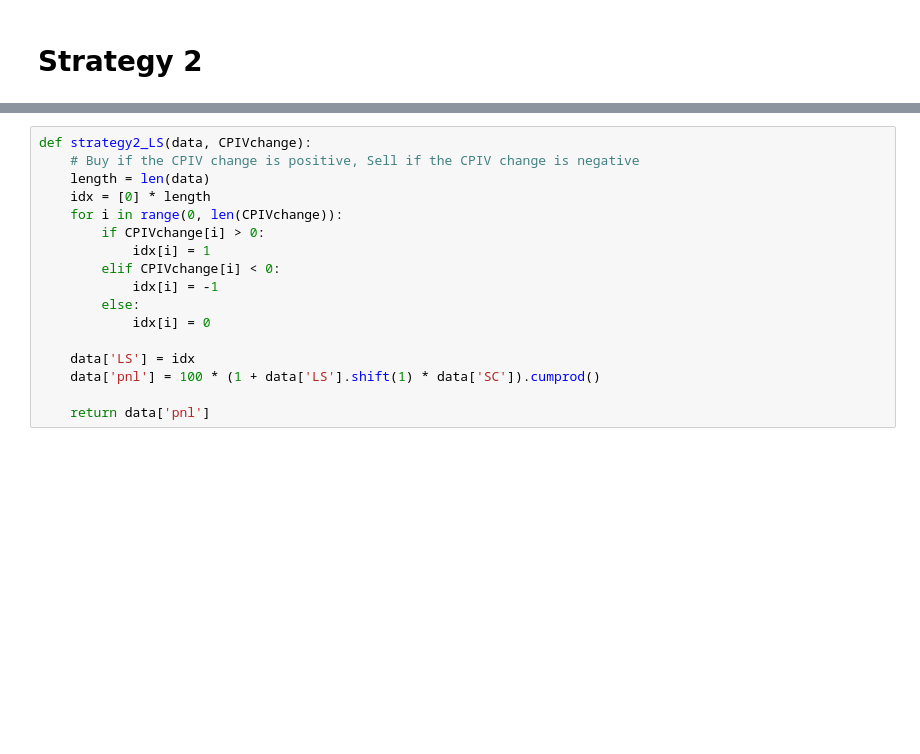
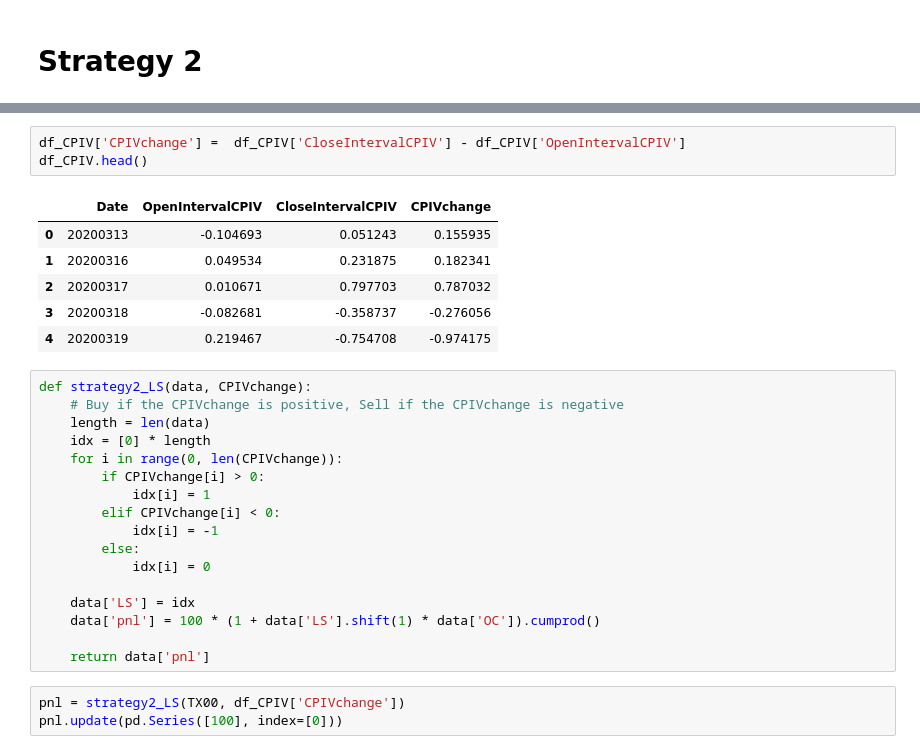
Before and after one commit to A2Zntu/TXO_TX_Strategy, a Jupyter notebook: Strategy.ipynb, the cells around one changed output, grey strips where cells are left out. Drawn from its saved outputs; the diff is of its cells as text; blank space fills up the shorter version.

```diff
--- a/TX00.ipynb
+++ b/Strategy.ipynb
@@ -150,6 +174,16 @@ plot_performance(pnl, date = date, title_name = 'BuyandHold')
+# %%
+df_CPIV['CPIVchange'] =  df_CPIV['CloseIntervalCPIV'] - df_CPIV['OpenIntervalCPIV']
+df_CPIV.head()
+# %% [output]
+|  | Date | OpenIntervalCPIV | CloseIntervalCPIV | CPIVchange |
+| 0 | 20200313 | -0.104693 | 0.051243 | 0.155935 |
+| 1 | 20200316 | 0.049534 | 0.231875 | 0.182341 |
+| 2 | 20200317 | 0.010671 | 0.797703 | 0.787032 |
+| 3 | 20200318 | -0.082681 | -0.358737 | -0.276056 |
+| 4 | 20200319 | 0.219467 | -0.754708 | -0.974175 |
 # %%
 def strategy2_LS(data, CPIVchange):
-    # Buy if the CPIV change is positive, Sell if the CPIV change is negative
+    # Buy if the CPIVchange is positive, Sell if the CPIVchange is negative
     length = len(data)
     idx = [0] * length
     for i in range(0, len(CPIVchange)):
@@ -161,6 +195,9 @@ def strategy2_LS(data, CPIVchange):
             idx[i] = 0
 
     data['LS'] = idx
-    data['pnl'] = 100 * (1 + data['LS'].shift(1) * data['SC']).cumprod()
+    data['pnl'] = 100 * (1 + data['LS'].shift(1) * data['OC']).cumprod()
 
     return data['pnl']
+# %%
+pnl = strategy2_LS(TX00, df_CPIV['CPIVchange'])
+pnl.update(pd.Series([100], index=[0]))
```
Also changed, not shown: parts of 6 cells of this notebook, 6 other files.
